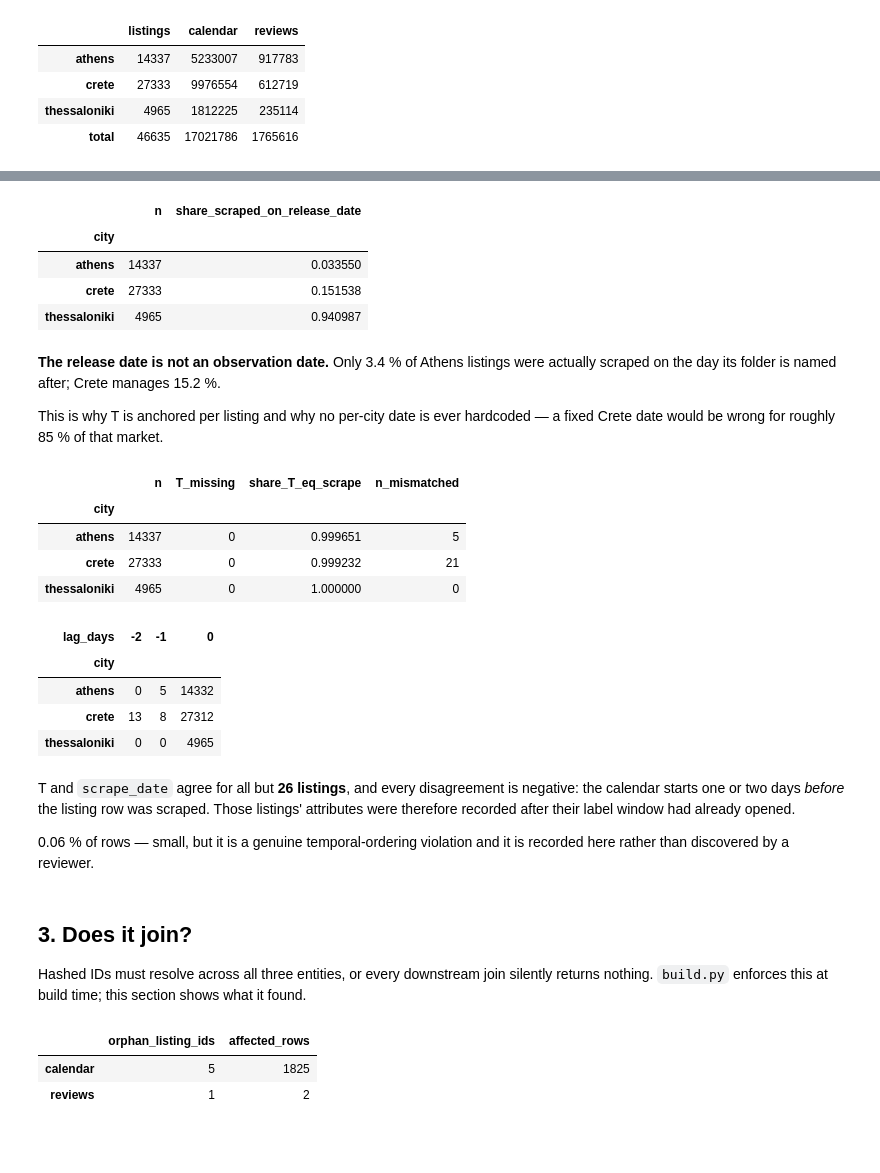
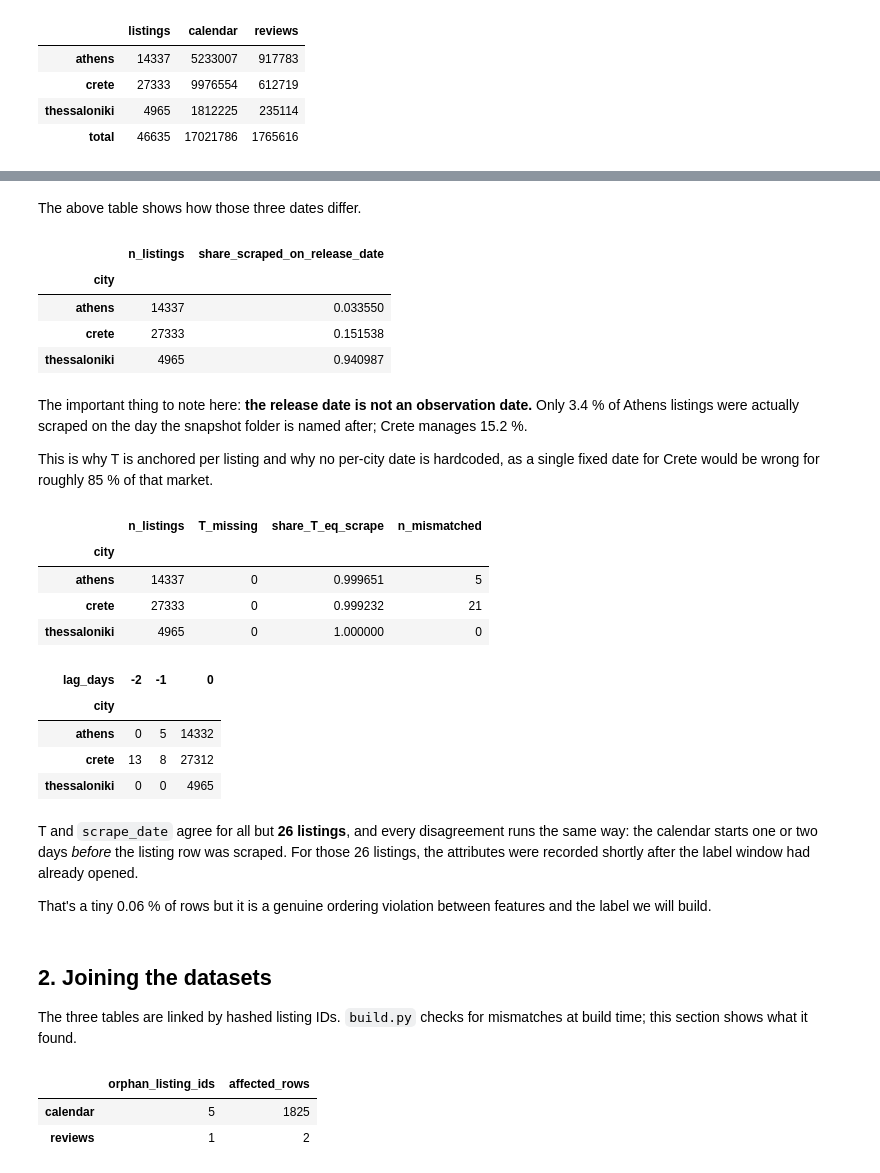
Before and after one commit to ntinasf/rental-ranking, a Jupyter notebook: notebooks/01_data_inventory.ipynb, the cells around one changed output, grey strips where cells are left out. Drawn from its saved outputs; the diff is of its cells as text; code cells hidden in the pictures; blank space fills up the shorter version.

```diff
--- a/notebooks/01_data_inventory.ipynb
+++ b/notebooks/01_data_inventory.ipynb
@@ -105,34 +123,36 @@ dates_by_city
+# %% [markdown]
+The above table shows how those three dates differ.
 # %%
 scraped_on_release = (
     listings.assign(on_release=listings["scrape_date"].eq(listings["release_date"]))
     .groupby("city")
-    .agg(n=("id", "size"), share_scraped_on_release_date=("on_release", "mean"))
+    .agg(n_listings=("id", "size"), share_scraped_on_release_date=("on_release", "mean"))
 )
 scraped_on_release
 # %% [output]
-|  | n | share_scraped_on_release_date |
+|  | n_listings | share_scraped_on_release_date |
 | city |  |  |
 | athens | 14337 | 0.033550 |
 | crete | 27333 | 0.151538 |
 | thessaloniki | 4965 | 0.940987 |
 # %% [markdown]
-**The release date is not an observation date.** Only 3.4 % of Athens listings were
-actually scraped on the day its folder is named after; Crete manages 15.2 %.
+The important thing to note here: **the release date is not an observation date.** Only 3.4 % of Athens listings were actually
+scraped on the day the snapshot folder is named after; Crete manages 15.2 %.
 
-This is why T is anchored per listing and why no per-city date is ever hardcoded — a fixed
-Crete date would be wrong for roughly 85 % of that market.
+This is why T is anchored per listing and why no per-city date is hardcoded, as a single
+fixed date for Crete would be wrong for roughly 85 % of that market.
 # %%
 listings["lag_days"] = (listings["T"] - listings["scrape_date"]).dt.days
 
 anchor_agreement = listings.groupby("city").agg(
-    n=("id", "size"),
+    n_listings=("id", "size"),
     T_missing=("T", lambda s: s.isna().sum()),
     share_T_eq_scrape=("lag_days", lambda s: s.eq(0).mean()),
     n_mismatched=("lag_days", lambda s: s.ne(0).sum()),
 )
 anchor_agreement
 # %% [output]
-|  | n | T_missing | share_T_eq_scrape | n_mismatched |
+|  | n_listings | T_missing | share_T_eq_scrape | n_mismatched |
 | city |  |  |  |  |
 | athens | 14337 | 0 | 0.999651 | 5 |
 | crete | 27333 | 0 | 0.999232 | 21 |
@@ -147,17 +167,17 @@ listings.groupby("city")["lag_days"].value_counts().unstack(fill_value=0)
 | crete | 13 | 8 | 27312 |
 | thessaloniki | 0 | 0 | 4965 |
 # %% [markdown]
-T and `scrape_date` agree for all but **26 listings**, and every disagreement is
-negative: the calendar starts one or two days *before* the listing row was scraped. Those
-listings' attributes were therefore recorded after their label window had already opened.
+T and `scrape_date` agree for all but **26 listings**, and every disagreement runs the same
+way: the calendar starts one or two days *before* the listing row was scraped. For those 26
+listings, the attributes were recorded shortly after the label window had already opened.
 
-0.06 % of rows — small, but it is a genuine temporal-ordering violation and it is recorded
-here rather than discovered by a reviewer.
+That's a tiny 0.06 % of rows but it is a genuine ordering violation between features and the
+label we will build.
 # %% [markdown]
-## 3. Does it join?
+## 2. Joining the datasets
 
-Hashed IDs must resolve across all three entities, or every downstream join silently returns
-nothing. `build.py` enforces this at build time; this section shows what it found.
+The three tables are linked by hashed listing IDs. `build.py` checks for mismatches at build
+time; this section shows what it found.
 # %%
 known_ids = set(listings_df["id"])
 calendar_orphans = sorted(set(calendar_df["listing_id"]) - known_ids)
```
Also changed, not shown: parts of 37 cells of this notebook, 37 other files.
